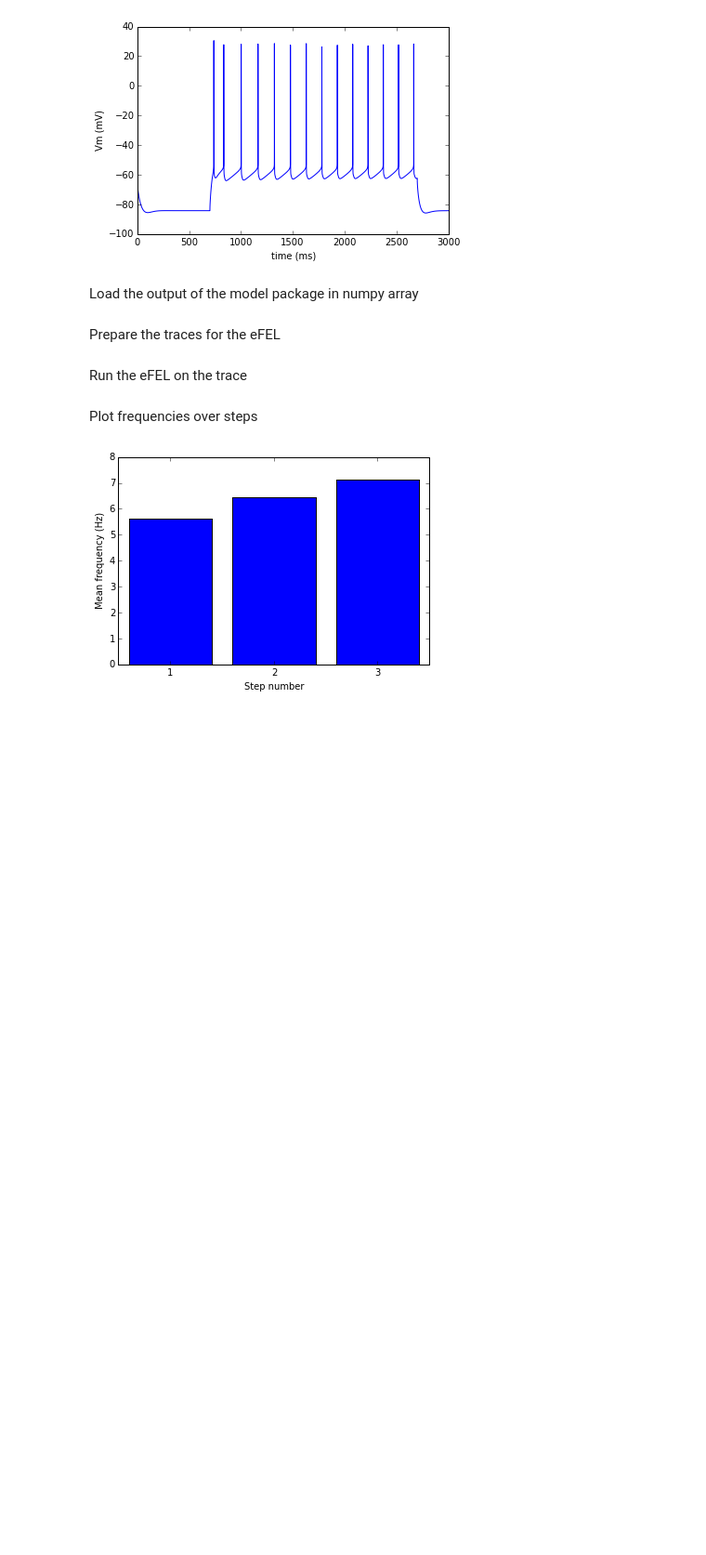
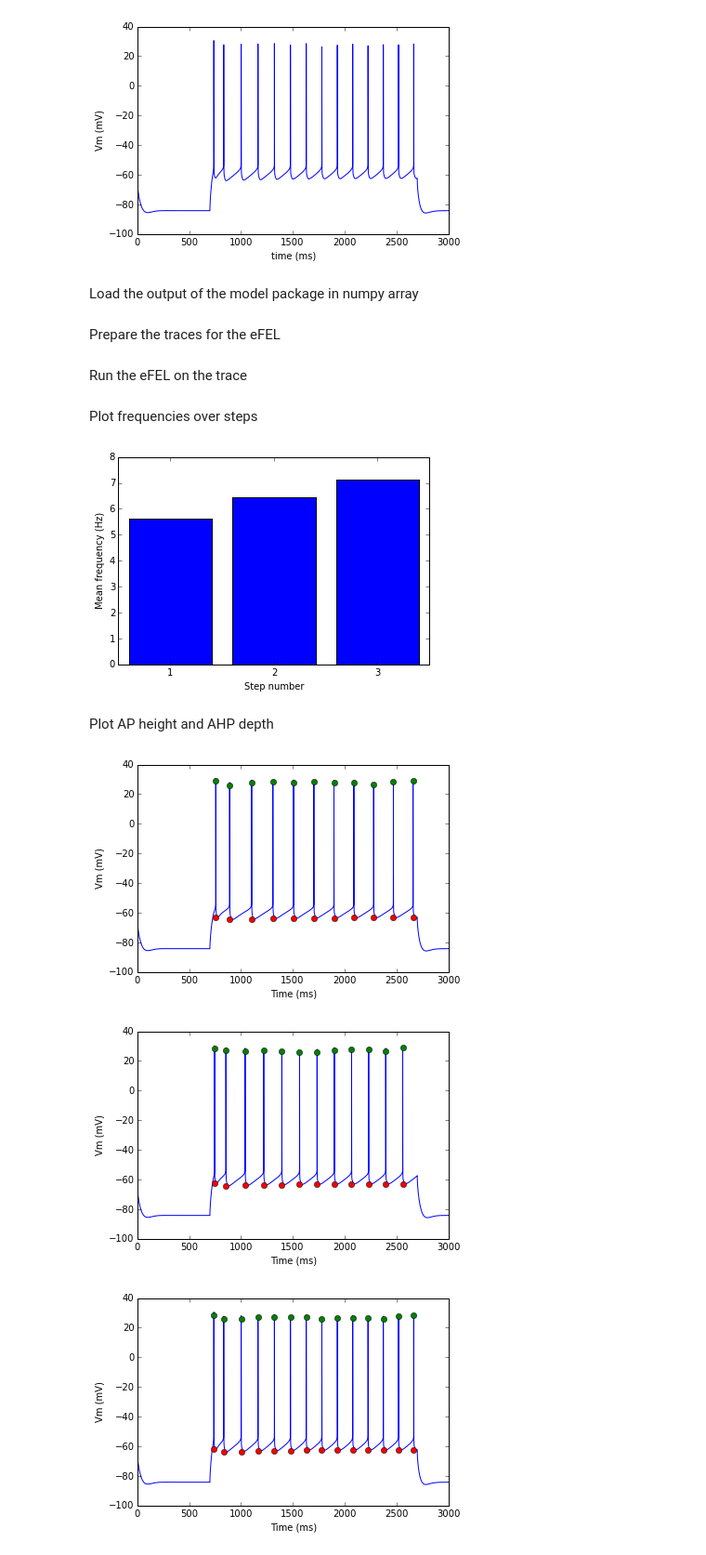
Before and after one commit to BlueBrain/eFEL, a Jupyter notebook: examples/nmc-portal/L5TTPC2.ipynb, the cells around one changed output. Shown at 93% size. Saved outputs shown, nothing was run; the diff lists cells and outputs as text; code cells hidden in the pictures; blank space fills up the shorter version.

```diff
--- a/examples/nmc-portal/L5TTPC2.ipynb
+++ b/examples/nmc-portal/L5TTPC2.ipynb
@@ -101,7 +101,7 @@ for step_number in range(3):
 # %% [markdown]
 Run the eFEL on the trace
 # %%
-feature_values = efel.getFeatureValues(traces, ['AP_amplitude', 'mean_frequency', 'adaptation_index2', 'ISI_CV', 'doublet_ISI', 'time_to_first_spike', 'AP_height', 'AHP_depth_abs', 'AHP_depth_abs_slow', 'AHP_slow_time', 'AP_width', 'peak_time'])
+feature_values = efel.getFeatureValues(traces, ['mean_frequency', 'adaptation_index2', 'ISI_CV', 'doublet_ISI', 'time_to_first_spike', 'AP_height', 'AHP_depth_abs', 'AHP_depth_abs_slow', 'AHP_slow_time', 'AP_width', 'peak_time'])
 # %% [markdown]
 Plot frequencies over steps
 # %%
@@ -114,3 +114,23 @@ pylab.xticks(range(3), range(1,4))
 pylab.show()
 # %% [output]
 [figure]
+# %% [markdown]
+Plot AP height and AHP depth
+# %%
+for step_number in range(3):
+    time = times[step_number]
+    voltage = voltages[step_number]
+    peak_times = feature_values[step_number]['peak_time']
+    ap_heights = feature_values[step_number]['AP_height']
+    AHP_depth_abss = feature_values[step_number]['AHP_depth_abs']
+
+    pylab.plot(time,voltage)
+    pylab.plot(peak_times, ap_heights, 'o')
+    pylab.plot(peak_times, AHP_depth_abss, 'o')
+    pylab.xlabel('Time (ms)')
+    pylab.ylabel('Vm (mV)')
+    pylab.show()
+# %% [output]
+[figure, added]
+[figure, added]
+[figure, added]
```
Also changed, not shown: parts of 1 cell of this notebook.
